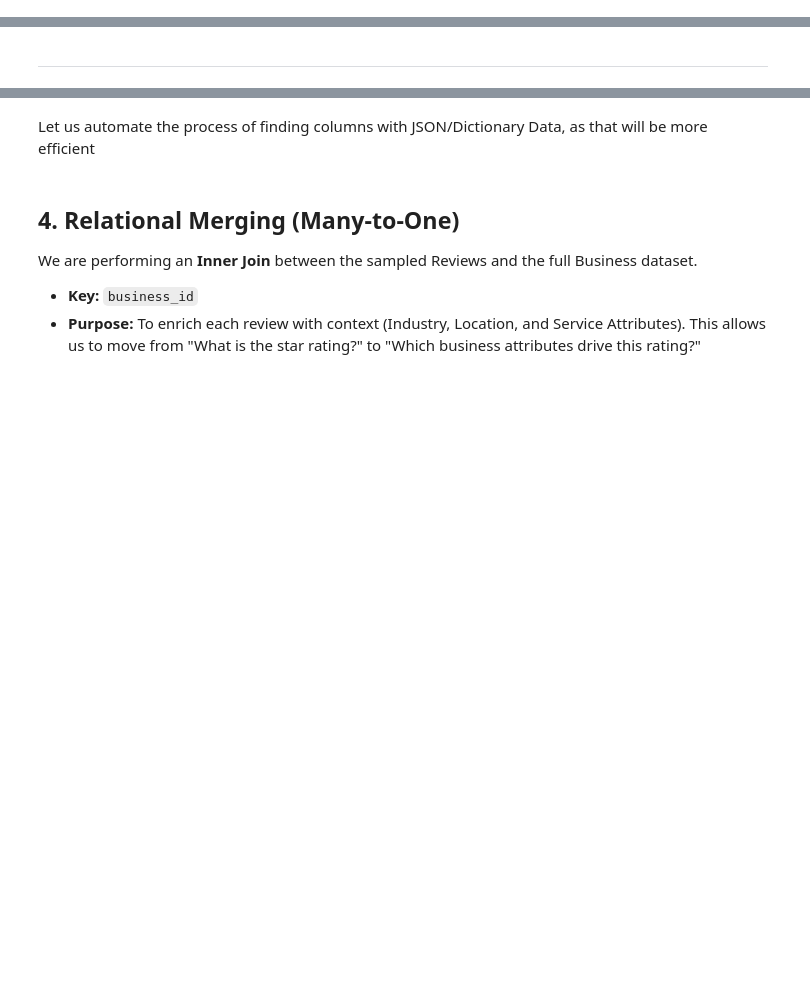
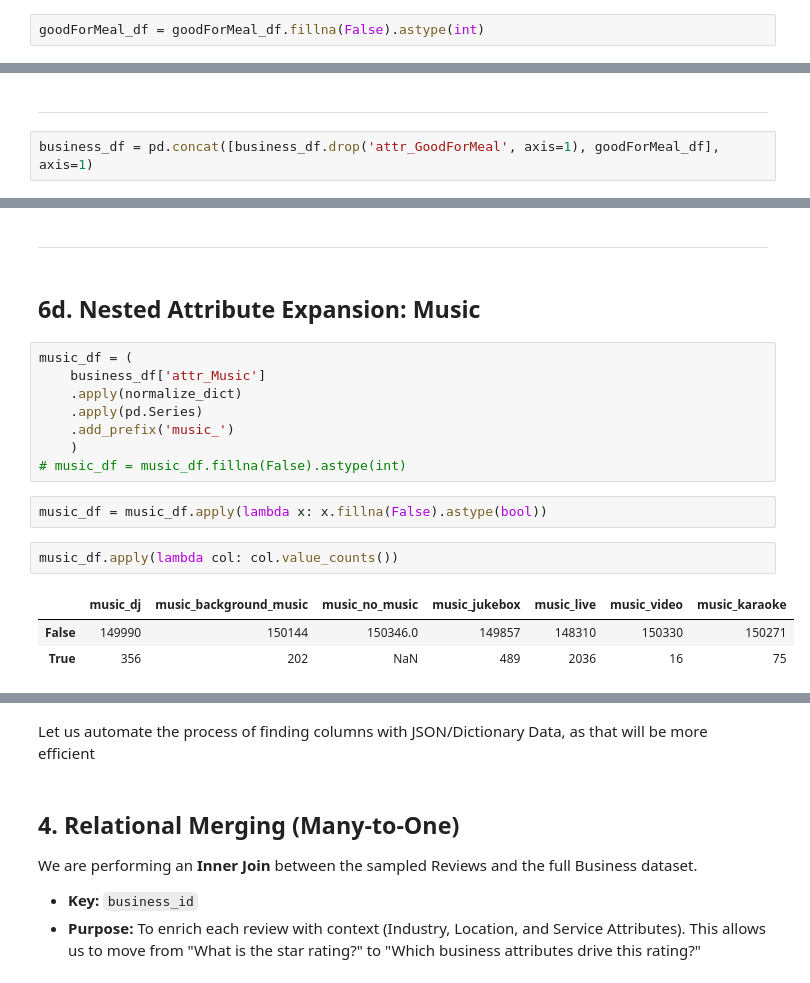
Before and after one commit to alinazir105/Explainable-Review-Intelligence, a Jupyter notebook: 01-data-ingestion.ipynb, the cells around one changed output, grey strips where cells are left out. Cells and saved outputs as stored; diff of their text form; blank space fills up the shorter version.

```diff
--- a/01-data-ingestion.ipynb
+++ b/01-data-ingestion.ipynb
@@ -465,0 +520,2 @@ Name: attr_Ambience, dtype: object
+# %%
+goodForMeal_df = goodForMeal_df.fillna(False).astype(int)
@@ -466,2 +528,4 @@ Name: attr_Ambience, dtype: object
 # %% [markdown]
 ---
+# %%
+business_df = pd.concat([business_df.drop('attr_GoodForMeal', axis=1), goodForMeal_df], axis=1)
@@ -467,0 +552,20 @@ Name: attr_Ambience, dtype: object
+# %% [markdown]
+---
+# %% [markdown]
+## 6d. Nested Attribute Expansion: Music
+# %%
+music_df = (
+    business_df['attr_Music']
+    .apply(normalize_dict)
+    .apply(pd.Series)
+    .add_prefix('music_')
+    )
+# music_df = music_df.fillna(False).astype(int)
+# %%
+music_df = music_df.apply(lambda x: x.fillna(False).astype(bool))
+# %%
+music_df.apply(lambda col: col.value_counts())
+# %% [output]
+|  | music_dj | music_background_music | music_no_music | music_jukebox | music_live | music_video | music_karaoke |
+| False | 149990 | 150144 | 150346.0 | 149857 | 148310 | 150330 | 150271 |
+| True | 356 | 202 | NaN | 489 | 2036 | 16 | 75 |
```
Also changed, not shown: parts of 30 cells of this notebook, 4 other files.
